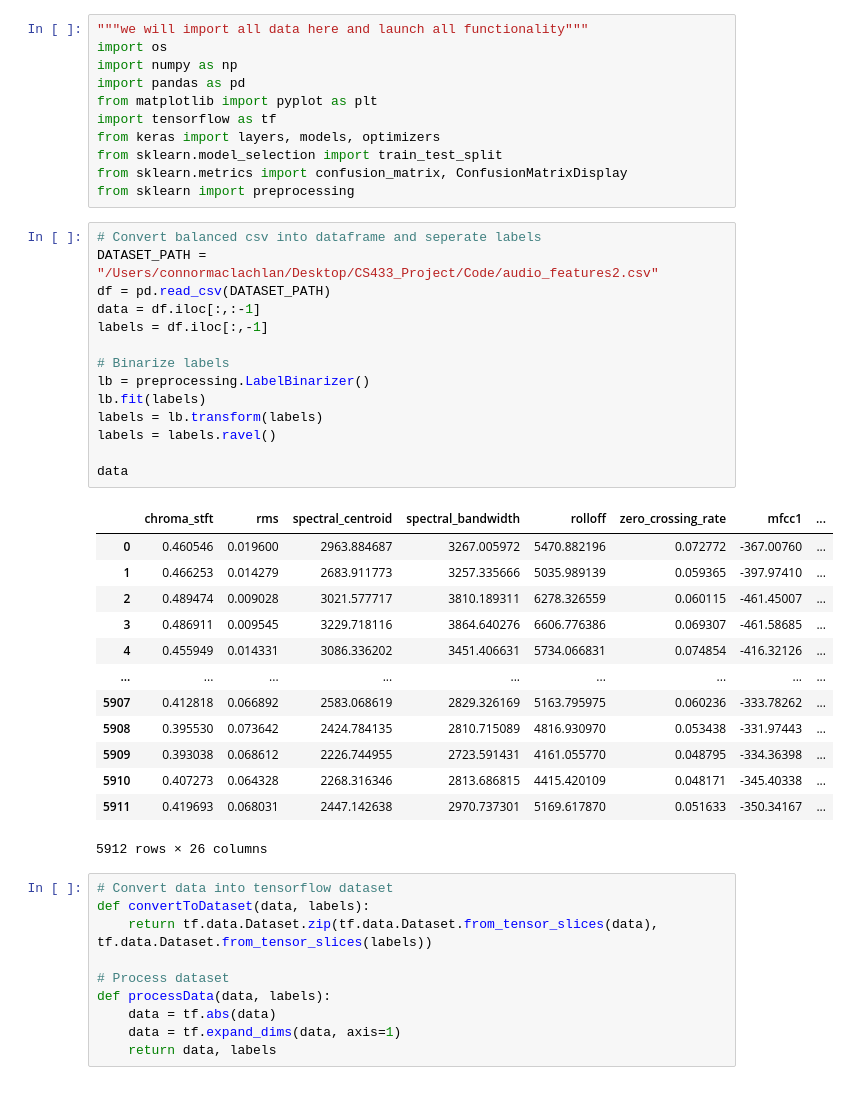
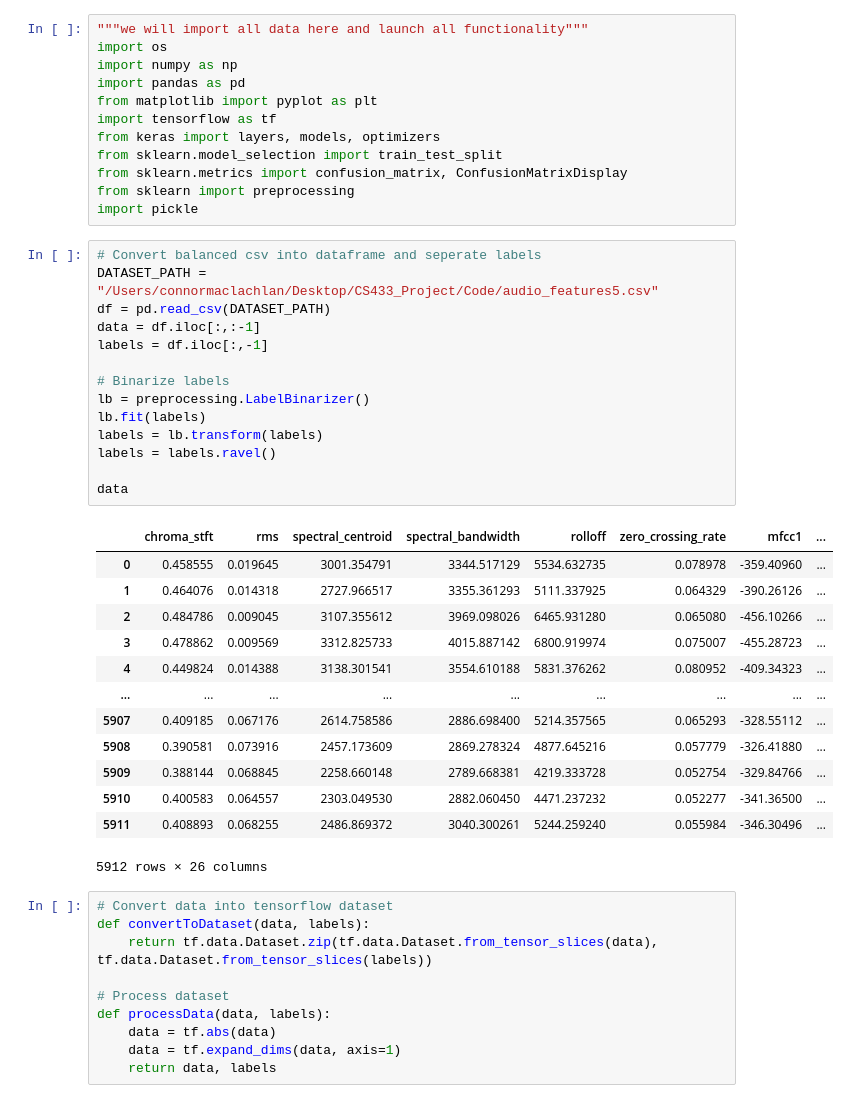
Before and after one commit to ConnorMac0/DeepFakeAudioDetection, a Jupyter notebook: Code/DeepVoiceDetection.ipynb, the cells around one changed output. Saved outputs shown, nothing was run; the diff lists cells and outputs as text.

```diff
--- a/Code/DeepVoiceDetection.ipynb
+++ b/Code/DeepVoiceDetection.ipynb
@@ -9,33 +9,34 @@ from keras import layers, models, optimizers
 from sklearn.model_selection import train_test_split
 from sklearn.metrics import confusion_matrix, ConfusionMatrixDisplay
 from sklearn import preprocessing
+import pickle
 # %%
 # Convert balanced csv into dataframe and seperate labels
-DATASET_PATH = "/Users/connormaclachlan/Desktop/CS433_Project/Code/audio_features2.csv"
+DATASET_PATH = "/Users/connormaclachlan/Desktop/CS433_Project/Code/audio_features5.csv"
 df = pd.read_csv(DATASET_PATH)
 data = df.iloc[:,:-1]
 labels = df.iloc[:,-1]
 
 # Binarize labels
 lb = preprocessing.LabelBinarizer()
 lb.fit(labels)
 labels = lb.transform(labels)
 labels = labels.ravel()
 
 data
 # %% [output]
 |  | chroma_stft | rms | spectral_centroid | spectral_bandwidth | rolloff | zero_crossing_rate | mfcc1 | ... |
-| 0 | 0.460546 | 0.019600 | 2963.884687 | 3267.005972 | 5470.882196 | 0.072772 | -367.00760 | ... |
-| 1 | 0.466253 | 0.014279 | 2683.911773 | 3257.335666 | 5035.989139 | 0.059365 | -397.97410 | ... |
-| 2 | 0.489474 | 0.009028 | 3021.577717 | 3810.189311 | 6278.326559 | 0.060115 | -461.45007 | ... |
-| 3 | 0.486911 | 0.009545 | 3229.718116 | 3864.640276 | 6606.776386 | 0.069307 | -461.58685 | ... |
-| 4 | 0.455949 | 0.014331 | 3086.336202 | 3451.406631 | 5734.066831 | 0.074854 | -416.32126 | ... |
+| 0 | 0.458555 | 0.019645 | 3001.354791 | 3344.517129 | 5534.632735 | 0.078978 | -359.40960 | ... |
+| 1 | 0.464076 | 0.014318 | 2727.966517 | 3355.361293 | 5111.337925 | 0.064329 | -390.26126 | ... |
+| 2 | 0.484786 | 0.009045 | 3107.355612 | 3969.098026 | 6465.931280 | 0.065080 | -456.10266 | ... |
+| 3 | 0.478862 | 0.009569 | 3312.825733 | 4015.887142 | 6800.919974 | 0.075007 | -455.28723 | ... |
+| 4 | 0.449824 | 0.014388 | 3138.301541 | 3554.610188 | 5831.376262 | 0.080952 | -409.34323 | ... |
 | ... | ... | ... | ... | ... | ... | ... | ... | ... |
-| 5907 | 0.412818 | 0.066892 | 2583.068619 | 2829.326169 | 5163.795975 | 0.060236 | -333.78262 | ... |
-| 5908 | 0.395530 | 0.073642 | 2424.784135 | 2810.715089 | 4816.930970 | 0.053438 | -331.97443 | ... |
-| 5909 | 0.393038 | 0.068612 | 2226.744955 | 2723.591431 | 4161.055770 | 0.048795 | -334.36398 | ... |
-| 5910 | 0.407273 | 0.064328 | 2268.316346 | 2813.686815 | 4415.420109 | 0.048171 | -345.40338 | ... |
-| 5911 | 0.419693 | 0.068031 | 2447.142638 | 2970.737301 | 5169.617870 | 0.051633 | -350.34167 | ... |
+| 5907 | 0.409185 | 0.067176 | 2614.758586 | 2886.698400 | 5214.357565 | 0.065293 | -328.55112 | ... |
+| 5908 | 0.390581 | 0.073916 | 2457.173609 | 2869.278324 | 4877.645216 | 0.057779 | -326.41880 | ... |
+| 5909 | 0.388144 | 0.068845 | 2258.660148 | 2789.668381 | 4219.333728 | 0.052754 | -329.84766 | ... |
+| 5910 | 0.400583 | 0.064557 | 2303.049530 | 2882.060450 | 4471.237232 | 0.052277 | -341.36500 | ... |
+| 5911 | 0.408893 | 0.068255 | 2486.869372 | 3040.300261 | 5244.259240 | 0.055984 | -346.30496 | ... |
 5912 rows × 26 columns
 # %%
 # Convert data into tensorflow dataset
```
Also changed, not shown: parts of 7 cells of this notebook, 3 other files.
